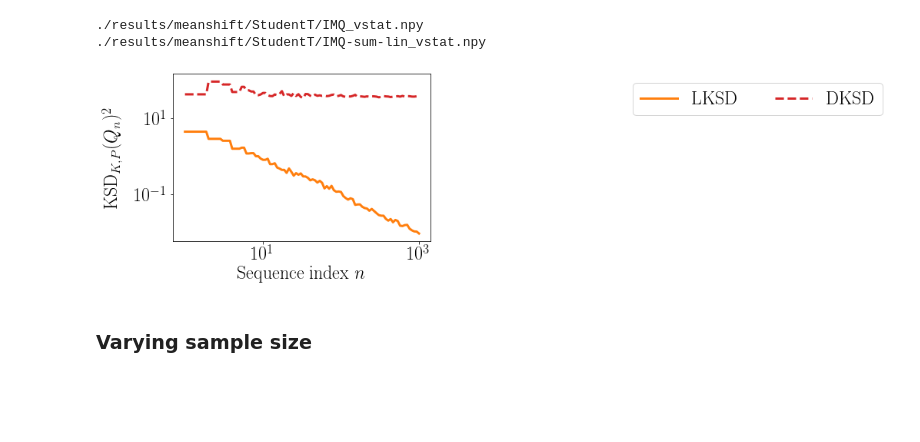
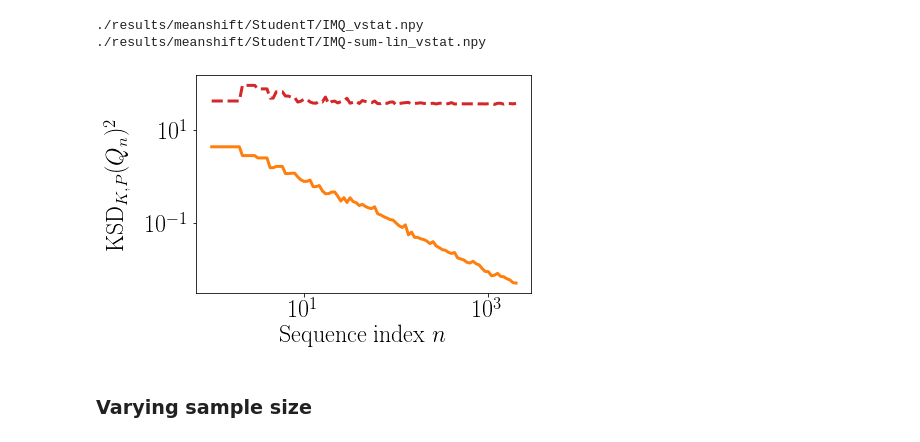
Before and after one commit to noukoudashisoup/ksd-moment, a Jupyter notebook: ipynb/mean_shift_heavytail.ipynb, the cells around one changed output. Drawn from its saved outputs; the diff is of its cells as text; code cells hidden in the pictures; blank space fills up the shorter version.

```diff
--- a/ipynb/mean_shift_heavytail.ipynb
+++ b/ipynb/mean_shift_heavytail.ipynb
@@ -86,7 +86,7 @@ label_format_tuples = {
 # %%
 rerun = True
 vstat = True
-ptbs = torch.logspace(0, 3, n_ps)
+ptbs = torch.logspace(0, 3.3, n_ps)
 data = np.empty([len(kernels), rep, n_ps])
 losses = {
     k: loss.KSD(v, target.score)
@@ -138,37 +138,37 @@ ax.set_yscale('log')
 label = ax.set_xlabel('Sequence index $n$', fontsize = 24)
 label = ax.set_ylabel('$\\mathrm{KSD}_{K, P}(Q_{n})^2$', fontsize = 24)
 # label.set_rotation(0)
 # ax.xaxis.set_label_coords(0.5, -0.15)
 # ax.yaxis.set_label_coords(-0.1, 1.05)
 ax.xaxis.set_label_coords(0.5, -0.15)
 ax.yaxis.set_label_coords(-0.2, 0.5)
 
 ax.set_yticks([1e+0, 1e+1, 1e+2])
 
 ps = ptbs.detach().numpy()
 for ki, key in enumerate(losses.keys()):
     label = label_format_tuples[key][0]
     fmt = label_format_tuples[key][1]
     y = data[ki].mean(axis=0)
     ax.plot(ps, data[ki].mean(axis=0), label=label,
             color=fmt.color, linestyle=fmt.linestyle)
 #     error_low = (y - np.percentile(data[ki], q=5, axis=0))
 #     error_high = np.percentile(data[ki], q=95, axis=0)-y
 #     errors = np.vstack([error_low, error_high])
 #     ax.errorbar(ps, y, yerr=errors,
 #             color=fmt.color, label=label, linestyle=fmt.linestyle)
-ax.legend(bbox_to_anchor=(1.75,1.), ncol=4)
+# ax.legend(bbox_to_anchor=(1.75,1.), ncol=4)
 # plt.legend(bbox_to_anchor=(1.75,1.), ncol=4)
 ax.set_yscale('log')
 ax.set_xscale('log')
 #ax.yaxis.set_minor_locator(LogLocator(numticks=10))
 
 # plt.savefig('ksd_comparison_tdist_mean_shift.pdf', bbox_inches='tight')
-# plt.savefig('ksd_comparison_tdist_mean_shift_vstat_df{}.pdf'.format(df), bbox_inches='tight')
+plt.savefig('ksd_comparison_tdist_mean_shift_vstat_df{}.pdf'.format(df), bbox_inches='tight')
 
-plt.savefig('ksd_comparison_tdist_mean_shift_legend.pdf', bbox_inches='tight')
+# plt.savefig('ksd_comparison_tdist_mean_shift_legend.pdf', bbox_inches='tight')
 # %% [output]
-[figure, old version]
+[figure, new version]
 # %% [markdown]
 ### Varying sample size
 # %%
```
Also changed, not shown: 2 other files.
